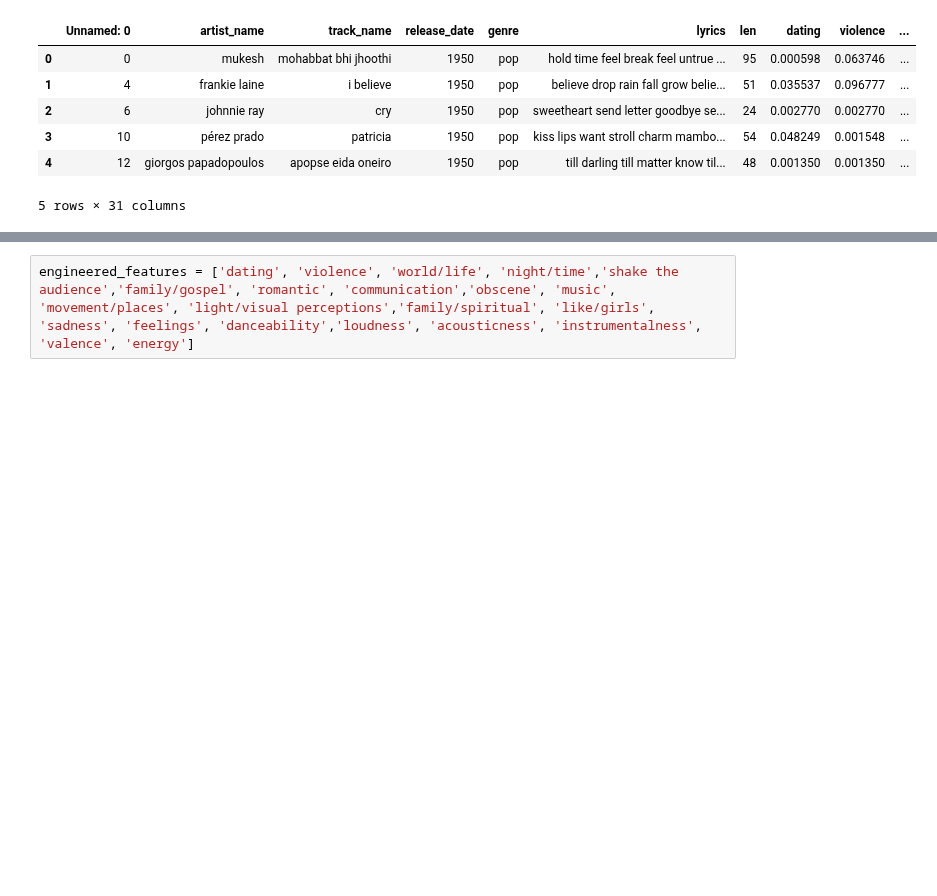
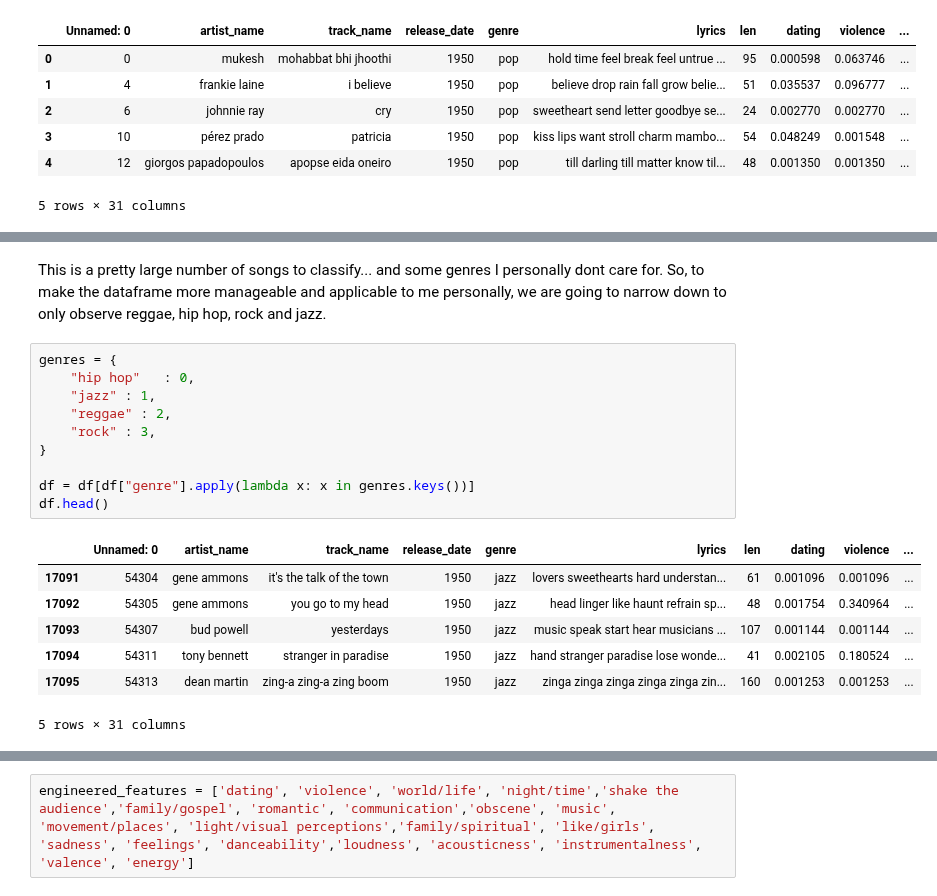
Before and after one commit to lawolff1702/lawolff1702.github.io, a Jupyter notebook: posts/Deep Music Genre Classification/index.ipynb, the cells around one changed output, grey strips where cells are left out. Saved outputs shown, nothing was run; the diff lists cells and outputs as text; blank space fills up the shorter version.

```diff
--- a/posts/Deep Music Genre Classification/index.ipynb
+++ b/posts/Deep Music Genre Classification/index.ipynb
@@ -57,0 +73,20 @@ df.head()
+# %% [markdown]
+This is a pretty large number of songs to classify... and some genres I personally dont care for. So, to make the dataframe more manageable and applicable to me personally, we are going to narrow down to only observe reggae, hip hop, rock and jazz.
+# %%
+genres = {
+    "hip hop"   : 0,
+    "jazz" : 1,
+    "reggae" : 2,
+    "rock" : 3,
+}
+
+df = df[df["genre"].apply(lambda x: x in genres.keys())]
+df.head()
+# %% [output]
+|  | Unnamed: 0 | artist_name | track_name | release_date | genre | lyrics | len | dating | violence | ... |
+| 17091 | 54304 | gene ammons | it's the talk of the town | 1950 | jazz | lovers sweethearts hard understan... | 61 | 0.001096 | 0.001096 | ... |
+| 17092 | 54305 | gene ammons | you go to my head | 1950 | jazz | head linger like haunt refrain sp... | 48 | 0.001754 | 0.340964 | ... |
+| 17093 | 54307 | bud powell | yesterdays | 1950 | jazz | music speak start hear musicians ... | 107 | 0.001144 | 0.001144 | ... |
+| 17094 | 54311 | tony bennett | stranger in paradise | 1950 | jazz | hand stranger paradise lose wonde... | 41 | 0.002105 | 0.180524 | ... |
+| 17095 | 54313 | dean martin | zing-a zing-a zing boom | 1950 | jazz | zinga zinga zinga zinga zinga zin... | 160 | 0.001253 | 0.001253 | ... |
+5 rows × 31 columns
```
Also changed, not shown: parts of 16 cells of this notebook.
